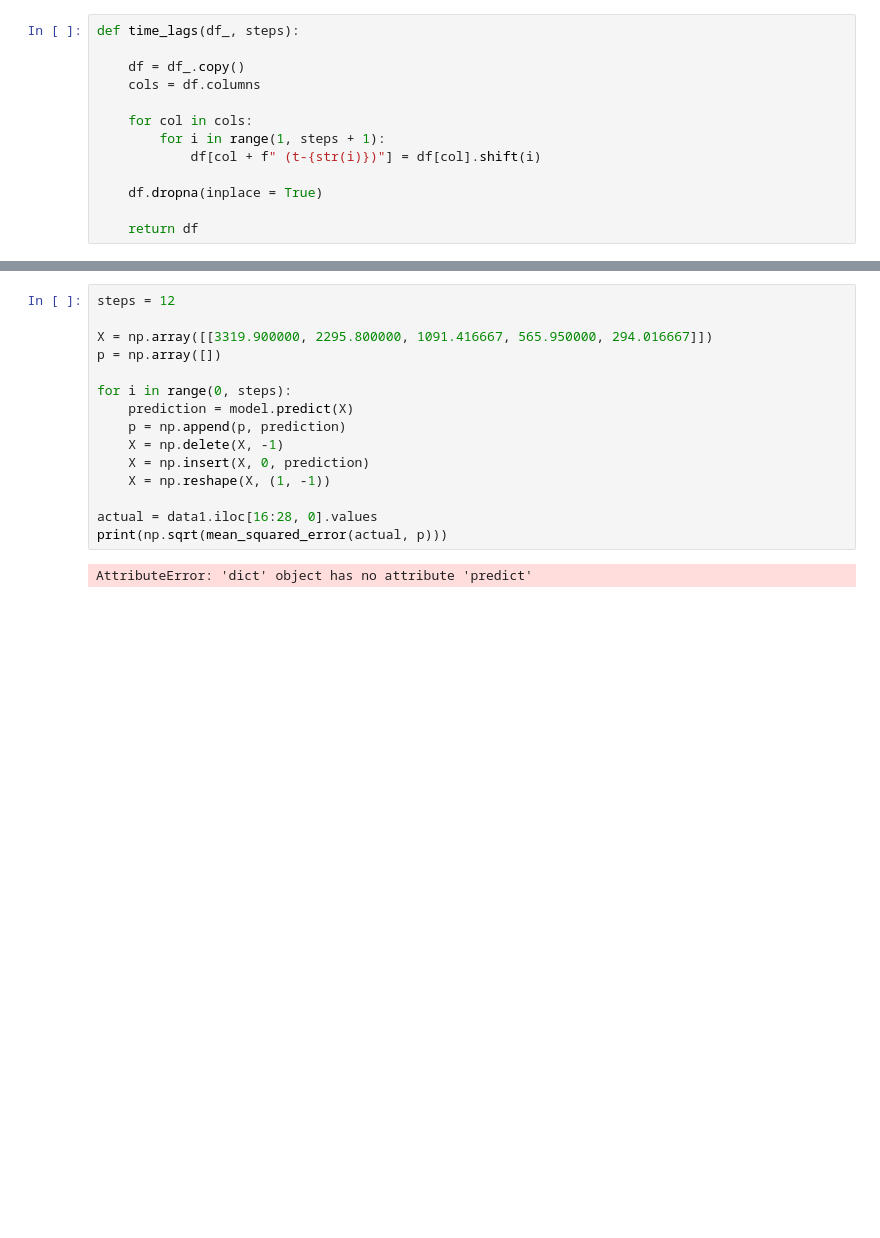
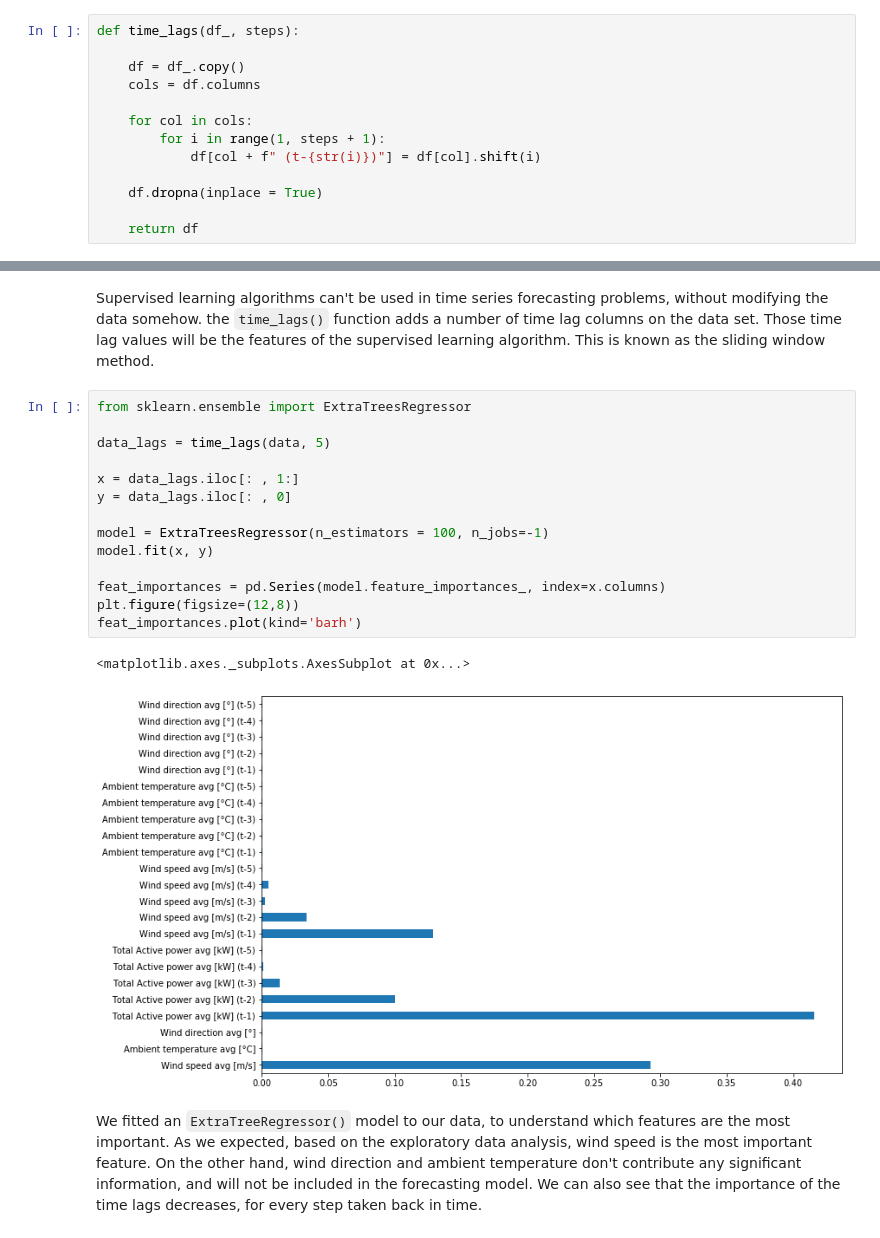
Before and after one commit to derevirn/wind-power-forecasting, a Jupyter notebook: SVR.ipynb, the cells around one changed output, grey strips where cells are left out. Drawn from its saved outputs; the diff is of its cells as text; blank space fills up the shorter version.

```diff
--- a/SVR.ipynb
+++ b/SVR.ipynb
@@ -147,17 +101,21 @@ LinearRegression(copy_X=True, fit_intercept=True, n_jobs=None, normalize=False)
-# %%
-steps = 12
-
-X = np.array([[3319.900000, 2295.800000, 1091.416667, 565.950000, 294.016667]])
-p = np.array([])
-
-for i in range(0, steps):
-    prediction = model.predict(X)
-    p = np.append(p, prediction)
-    X = np.delete(X, -1)
-    X = np.insert(X, 0, prediction)
-    X = np.reshape(X, (1, -1))
-
-actual = data1.iloc[16:28, 0].values
-print(np.sqrt(mean_squared_error(actual, p)))
-# %% [output]
-AttributeError: 'dict' object has no attribute 'predict'
+# %% [markdown]
+Supervised learning algorithms can't be used in time series forecasting problems, without modifying the data somehow. the `time_lags()` function adds a number of time lag columns on the data set. Those time lag values will be the features of the supervised learning algorithm. This is known as the sliding window method.
+# %%
+from sklearn.ensemble import ExtraTreesRegressor
+
+data_lags = time_lags(data, 5)
+
+x = data_lags.iloc[: , 1:]
+y = data_lags.iloc[: , 0]
+
+model = ExtraTreesRegressor(n_estimators = 100, n_jobs=-1)
+model.fit(x, y)
+
+feat_importances = pd.Series(model.feature_importances_, index=x.columns)
+plt.figure(figsize=(12,8))
+feat_importances.plot(kind='barh')
+# %% [output]
+<matplotlib.axes._subplots.AxesSubplot at 0x...>
+[figure, added]
+# %% [markdown]
+We fitted an `ExtraTreeRegressor()` model to our data, to understand which features are the most important. As we expected, based on the exploratory data analysis, wind speed is the most important feature. On the other hand, wind direction and ambient temperature don't contribute any significant information, and will not be included in the forecasting model. We can also see that the importance of the time lags decreases, for every step taken back in time.
```
Also changed, not shown: parts of 4 cells of this notebook.
